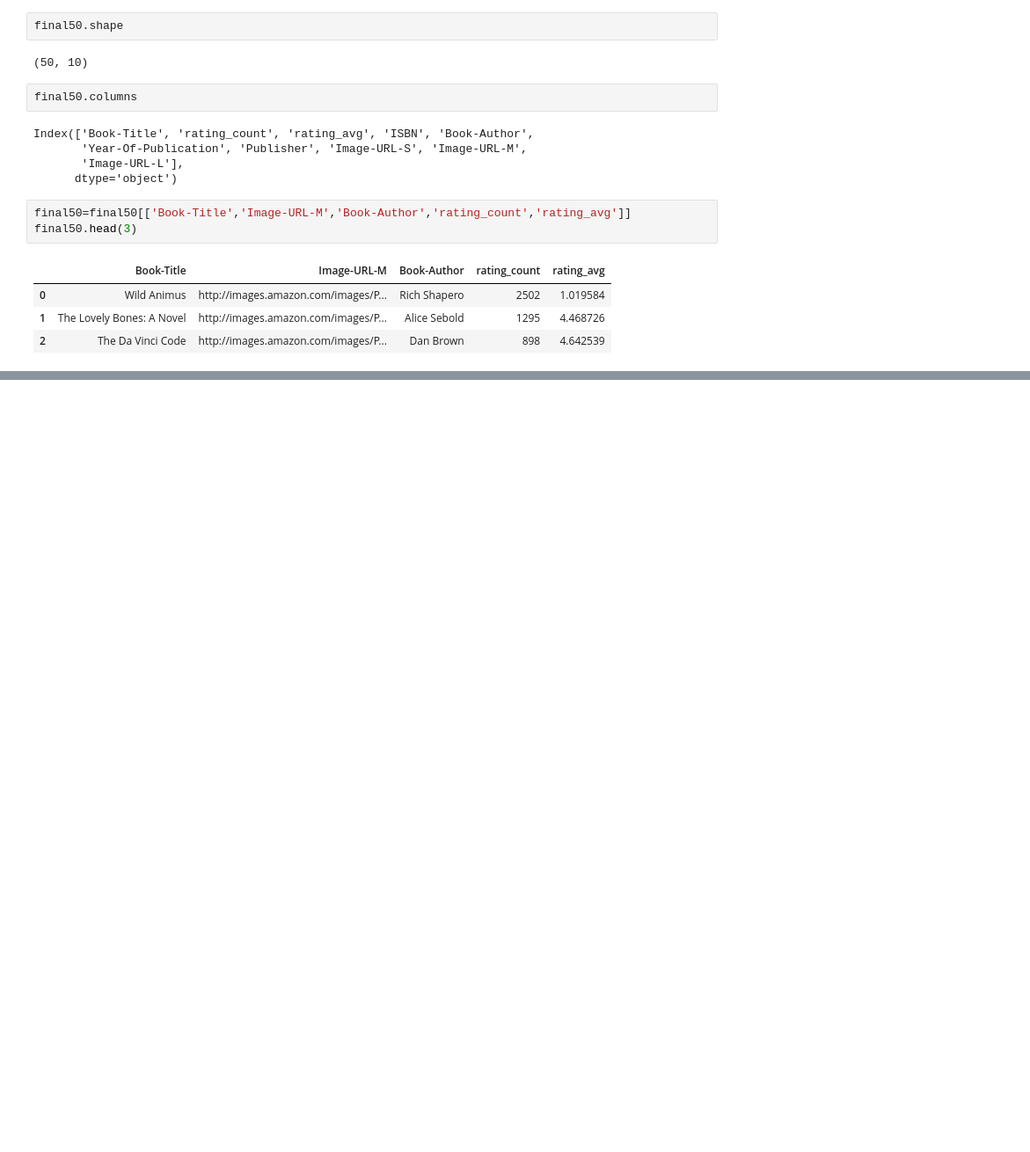
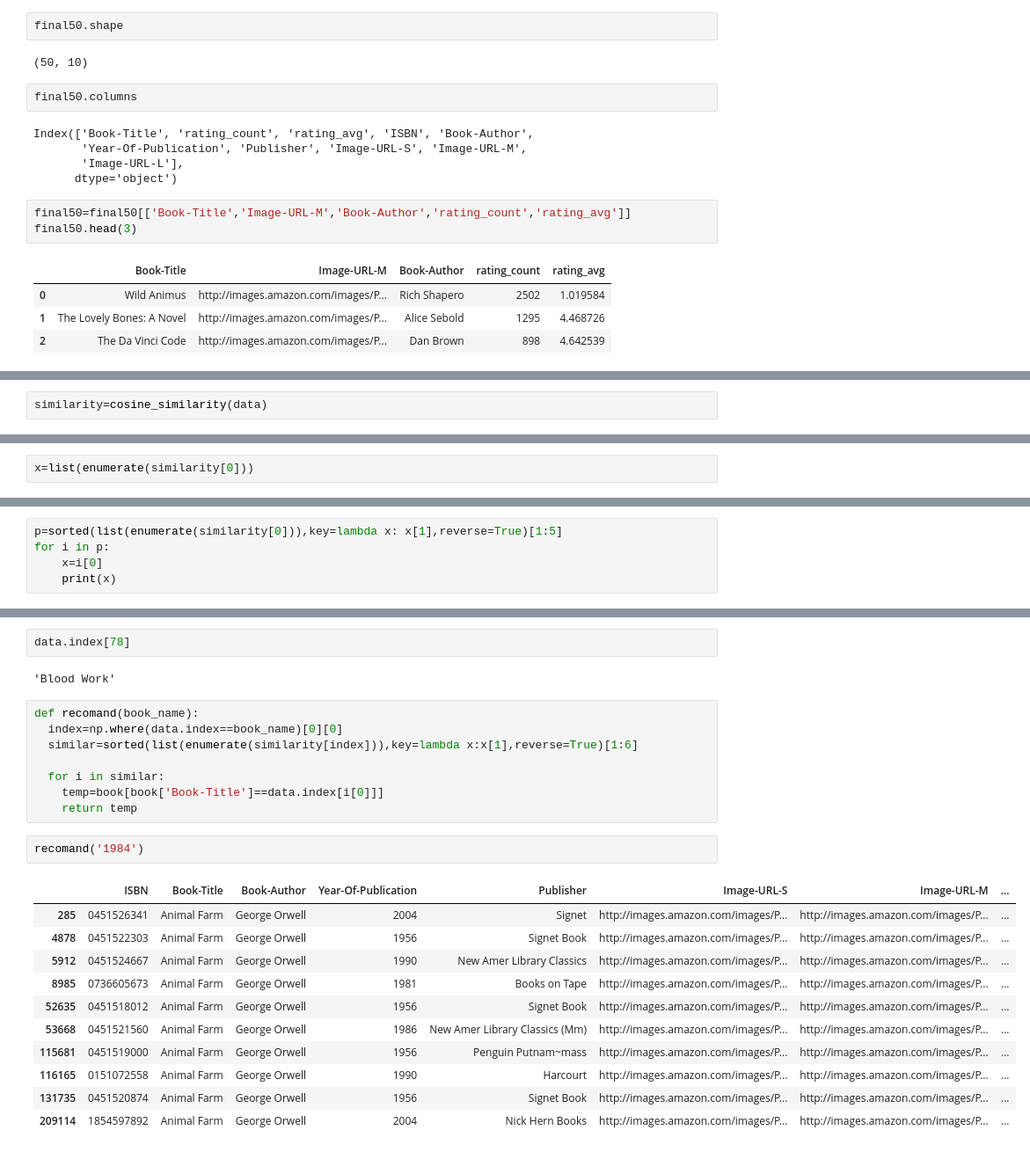
Before and after one commit to arijit99999/BookRecommendationSystem, a Jupyter notebook: notebooks/research.ipynb, the cells around one changed output, grey strips where cells are left out. Shown at 88% size. Cells and saved outputs as stored; diff of their text form; blank space fills up the shorter version.

```diff
--- a/notebooks/research.ipynb
+++ b/notebooks/research.ipynb
@@ -204,0 +360,2 @@ final50.head(3)
+# %%
+similarity=cosine_similarity(data)
@@ -204,0 +432,2 @@ final50.head(3)
+# %%
+x=list(enumerate(similarity[0]))
@@ -204,0 +447,5 @@ final50.head(3)
+# %%
+p=sorted(list(enumerate(similarity[0])),key=lambda x: x[1],reverse=True)[1:5]
+for i in p:
+    x=i[0]
+    print(x)
@@ -204,0 +471,26 @@ final50.head(3)
+# %%
+data.index[78]
+# %% [output]
+'Blood Work'
+# %%
+def recomand(book_name):
+  index=np.where(data.index==book_name)[0][0]
+  similar=sorted(list(enumerate(similarity[index])),key=lambda x:x[1],reverse=True)[1:6]
+
+  for i in similar:
+    temp=book[book['Book-Title']==data.index[i[0]]]
+    return temp
+# %%
+recomand('1984')
+# %% [output]
+|  | ISBN | Book-Title | Book-Author | Year-Of-Publication | Publisher | Image-URL-S | Image-URL-M | ... |
+| 285 | 0451526341 | Animal Farm | George Orwell | 2004 | Signet | http://images.amazon.com/images/P... | http://images.amazon.com/images/P... | ... |
+| 4878 | 0451522303 | Animal Farm | George Orwell | 1956 | Signet Book | http://images.amazon.com/images/P... | http://images.amazon.com/images/P... | ... |
+| 5912 | 0451524667 | Animal Farm | George Orwell | 1990 | New Amer Library Classics | http://images.amazon.com/images/P... | http://images.amazon.com/images/P... | ... |
+| 8985 | 0736605673 | Animal Farm | George Orwell | 1981 | Books on Tape | http://images.amazon.com/images/P... | http://images.amazon.com/images/P... | ... |
+| 52635 | 0451518012 | Animal Farm | George Orwell | 1956 | Signet Book | http://images.amazon.com/images/P... | http://images.amazon.com/images/P... | ... |
+| 53668 | 0451521560 | Animal Farm | George Orwell | 1986 | New Amer Library Classics (Mm) | http://images.amazon.com/images/P... | http://images.amazon.com/images/P... | ... |
+| 115681 | 0451519000 | Animal Farm | George Orwell | 1956 | Penguin Putnam~mass | http://images.amazon.com/images/P... | http://images.amazon.com/images/P... | ... |
+| 116165 | 0151072558 | Animal Farm | George Orwell | 1990 | Harcourt | http://images.amazon.com/images/P... | http://images.amazon.com/images/P... | ... |
+| 131735 | 0451520874 | Animal Farm | George Orwell | 1956 | Signet Book | http://images.amazon.com/images/P... | http://images.amazon.com/images/P... | ... |
+| 209114 | 1854597892 | Animal Farm | George Orwell | 2004 | Nick Hern Books | http://images.amazon.com/images/P... | http://images.amazon.com/images/P... | ... |
```
Also changed, not shown: parts of 55 cells of this notebook, 30 other files.
